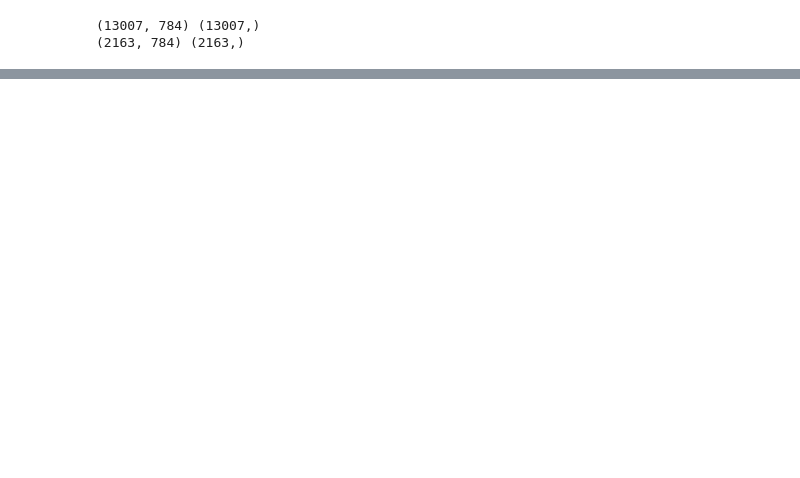
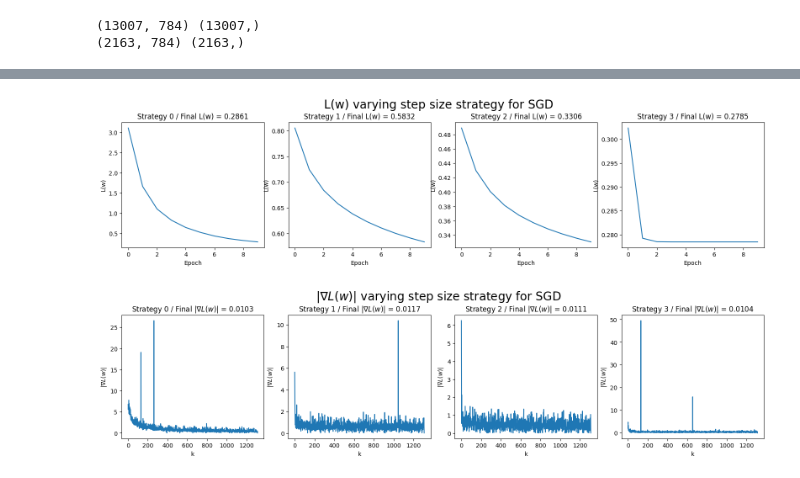
Before and after one commit to qchen0815/AMSC808N-Project-1, a Jupyter notebook: src/problem1.ipynb, the cells around one changed output, grey strips where cells are left out. Saved outputs shown, nothing was run; the diff lists cells and outputs as text; code cells hidden in the pictures; blank space fills up the shorter version.

```diff
--- a/src/problem1.ipynb
+++ b/src/problem1.ipynb
@@ -71,0 +410,10 @@ def visualize_histories(loss_hist, grad_norms):
+# %%
+inverse1 = lambda k: 1 / (k + 1)
+inverse2 = lambda k: 1 / (k / 2 + 1)
+dec_step = lambda k: 0.2 / (2 ** (k // 30))
+
+strategies = [0.01, inverse1, inverse2, dec_step]
+sgd_stepsize_strategies(strategies, "p1_results")
+# %% [output]
+[figure, added]
+[figure, added]
```
Also changed, not shown: parts of 29 cells of this notebook, 18 other files.
